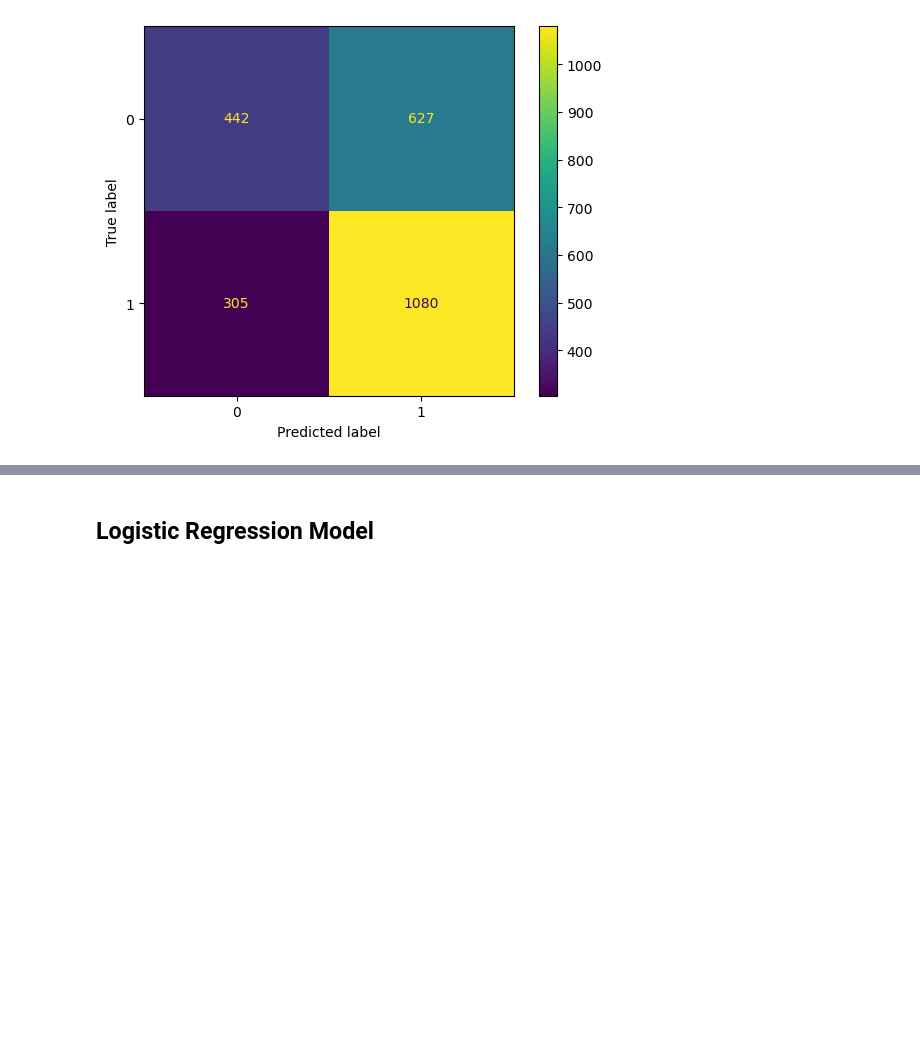
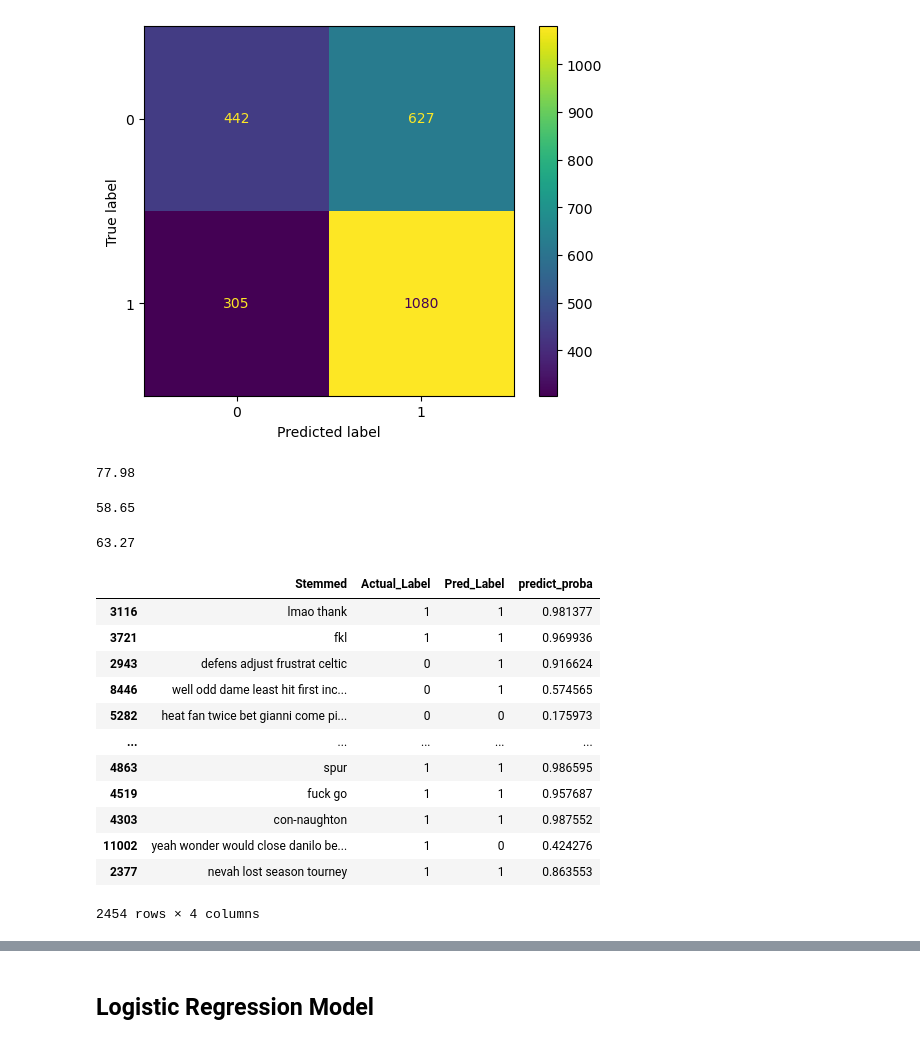
Before and after one commit to tulane-cmps6730/project-reddit, a Jupyter notebook: notebooks/NLP_Project.ipynb, the cells around one changed output, grey strips where cells are left out. Drawn from its saved outputs; the diff is of its cells as text; code cells hidden in the pictures; blank space fills up the shorter version.

```diff
--- a/notebooks/NLP_Project.ipynb
+++ b/notebooks/NLP_Project.ipynb
@@ -305,3 +309,42 @@ cm_display.plot()
 plt.show()
 # %% [output]
 [figure]
+# %%
+# Print TPR, FPR, Precision, Recall
+
+TN = conf_matrix[0][0]
+FN = conf_matrix[1][0]
+TP = conf_matrix[1][1]
+FP = conf_matrix[0][1]
+
+tpr = round(100 *(TP / (TP + FN)), 2)
+display(tpr)
+fpr = round(100* (FP / (FP + TN)), 2)
+display(fpr)
+precision = round(100*(TP / (TP + FP)),2)
+display(precision)
+# %% [output]
+77.98
+58.65
+63.27
+# %%
+df_test = pd.DataFrame(X_test)
+df_test["Actual_Label"] = y_test
+df_test["Pred_Label"] = y_pred
+probs = BNB.predict_proba(X_test)
+df_test['predict_proba'] = [probs[i][1] for i in range(len(probs))]
+df_test
+# %% [output]
+|  | Stemmed | Actual_Label | Pred_Label | predict_proba |
+| 3116 | lmao thank | 1 | 1 | 0.981377 |
+| 3721 | fkl | 1 | 1 | 0.969936 |
+| 2943 | defens adjust frustrat celtic | 0 | 1 | 0.916624 |
+| 8446 | well odd dame least hit first inc... | 0 | 1 | 0.574565 |
+| 5282 | heat fan twice bet gianni come pi... | 0 | 0 | 0.175973 |
+| ... | ... | ... | ... | ... |
+| 4863 | spur | 1 | 1 | 0.986595 |
+| 4519 | fuck go | 1 | 1 | 0.957687 |
+| 4303 | con-naughton | 1 | 1 | 0.987552 |
+| 11002 | yeah wonder would close danilo be... | 1 | 0 | 0.424276 |
+| 2377 | nevah lost season tourney | 1 | 1 | 0.863553 |
+2454 rows × 4 columns
```
Also changed, not shown: parts of 35 cells of this notebook.
